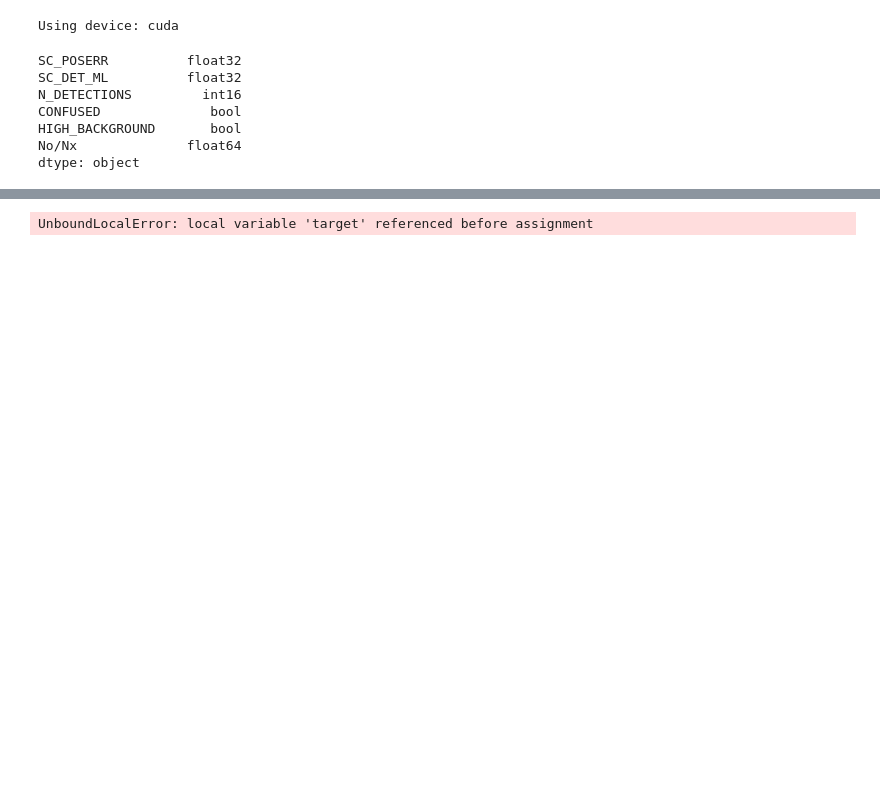
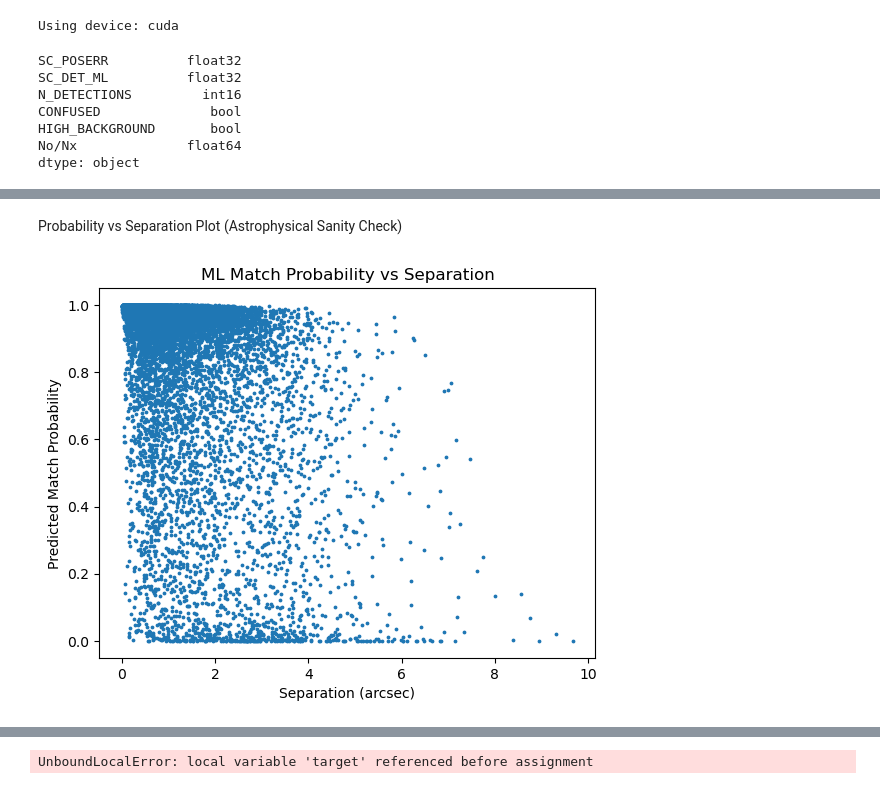
Before and after one commit to Raydir27/Astro-ML, a Jupyter notebook: src/Training/smclr_impl_4.ipynb, the cells around one changed output, grey strips where cells are left out. Cells and saved outputs as stored; diff of their text form; code cells hidden in the pictures; blank space fills up the shorter version.

```diff
--- a/src/Training/smclr_impl_4.ipynb
+++ b/src/Training/smclr_impl_4.ipynb
@@ -294,0 +454,32 @@ Epoch 10 | Loss: 0.2319 | Acc: 0.9162
+# %% [markdown]
+Probability vs Separation Plot (Astrophysical Sanity Check)
+# %%
+separations = []
+probabilities = []
+
+with torch.no_grad():
+    for i in valid_xmm_indices:
+        prepared = prepare_candidate_matrix(i)
+        if prepared is None:
+            continue
+
+        xmm_f, gaia_f, sep, err, c_indices = prepared
+
+        z_xmm = xmm_enc(xmm_f.unsqueeze(0)).squeeze(0)
+        z_gaia = gaia_enc(gaia_f)
+
+        logits = matcher(z_xmm, z_gaia, sep, err)
+        probs = torch.softmax(logits, dim=0)
+
+        for j in range(len(sep)):
+            separations.append(sep[j].item())
+            probabilities.append(probs[j].item())
+
+plt.figure()
+plt.scatter(separations, probabilities, s=3)
+plt.xlabel("Separation (arcsec)")
+plt.ylabel("Predicted Match Probability")
+plt.title("ML Match Probability vs Separation")
+plt.show()
+# %% [output]
+[figure, added]
```
Also changed, not shown: parts of 17 cells of this notebook.
